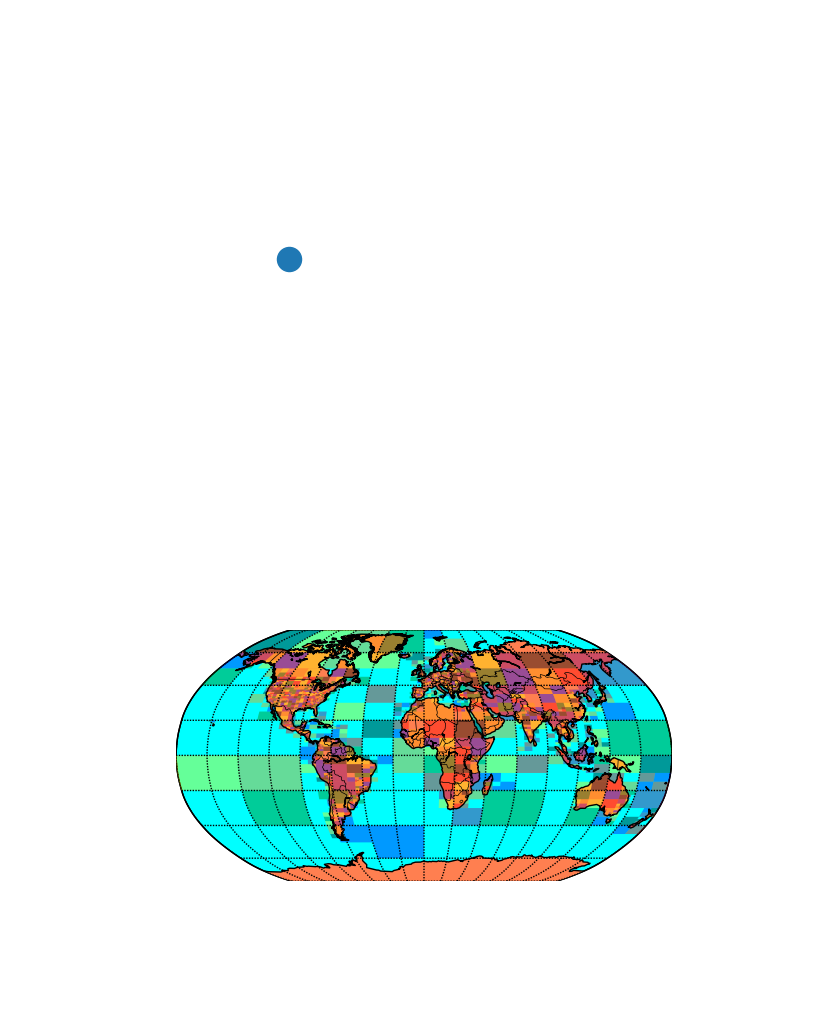
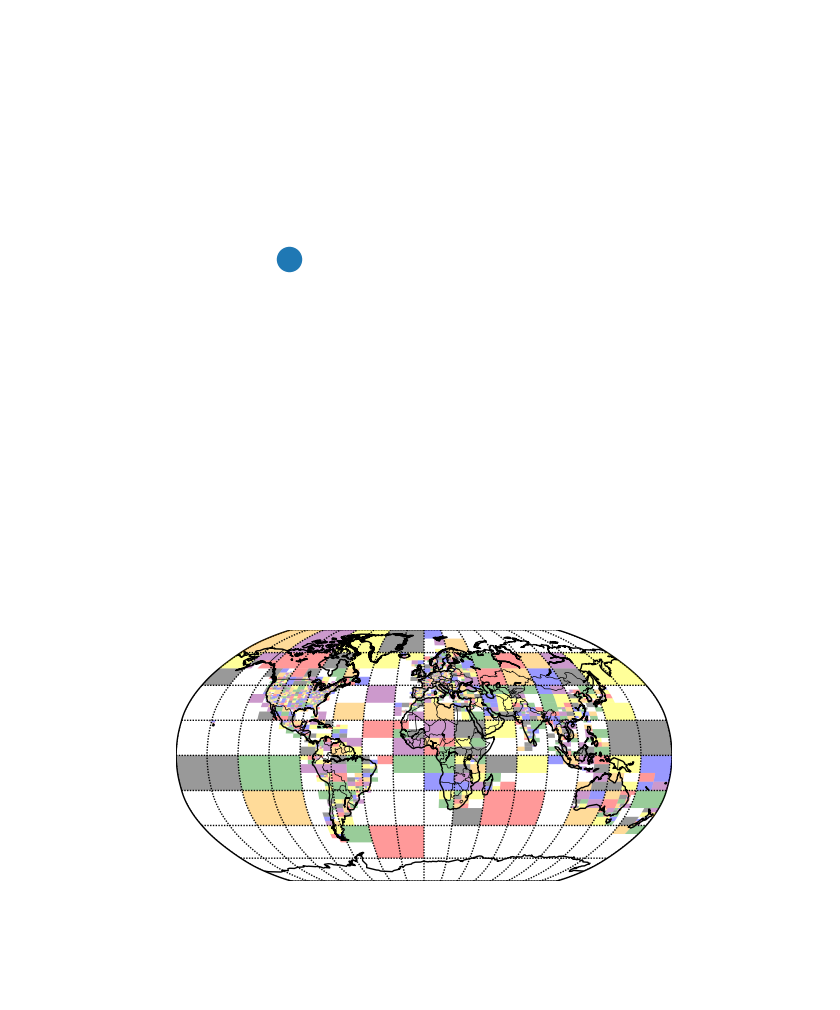
Before and after one commit to dKenez/locus-model, a Jupyter notebook: notebooks/dKenez-3.1-Generate_quad_tree.ipynb, the cells around one changed output. Saved outputs shown, nothing was run; the diff lists cells and outputs as text; code cells hidden in the pictures.

```diff
--- a/notebooks/dKenez-3.1-Generate_quad_tree.ipynb
+++ b/notebooks/dKenez-3.1-Generate_quad_tree.ipynb
@@ -251,27 +251,27 @@ def draw_screen_poly(lats, lons, m, res):
 # %%
 # lon_0 is central longitude of projection.
 # resolution = 'c' means use crude resolution coastlines.
 
 
 fig, ax = plt.subplots()  # a figure with a single Axes
 m = Basemap(projection="robin", lon_0=0, resolution="c")
 
 
 # Draw coastlines and countries
 m.drawcoastlines()
 m.drawcountries()
-# m = Basemap(projection="robin", lon_0=0, resolution="c")
-m.fillcontinents(color="coral", lake_color="aqua")
+# m.fillcontinents(color="coral", lake_color="aqua")
 # # draw parallels and meridians.
 m.drawparallels(np.arange(-90.0, 120.0, 22.5))
 m.drawmeridians(np.arange(0.0, 360.0, 22.5))
-m.drawmapboundary(fill_color="aqua")
+# m.drawmapboundary(fill_color="aqua")
 
 
 res = 10
 for node, data in [n for n in G.nodes.data() if n[1]["state"] == CellState.ACTIVE]:
     south_lat, north_lat, west_long, east_long = cell_bounds(node)
 
     draw_screen_poly((south_lat, north_lat), (west_long, east_long), m, res)
+plt.savefig('qt_world.png', dpi=300,bbox_inches='tight')
 # %% [output]
-[figure, old version]
+[figure, new version]
```
Also changed, not shown: parts of 6 cells of this notebook, 28 other files.
